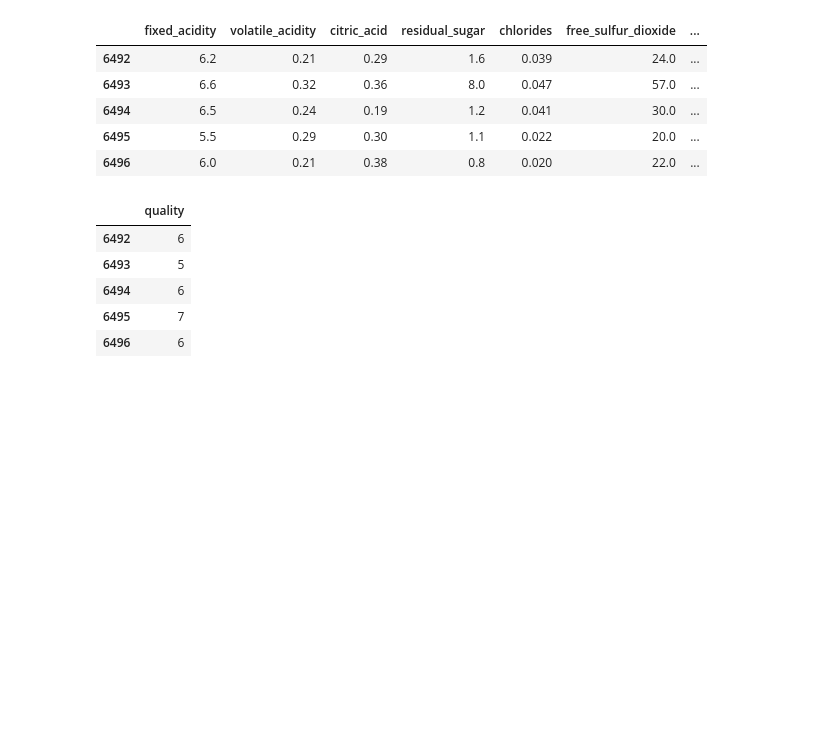
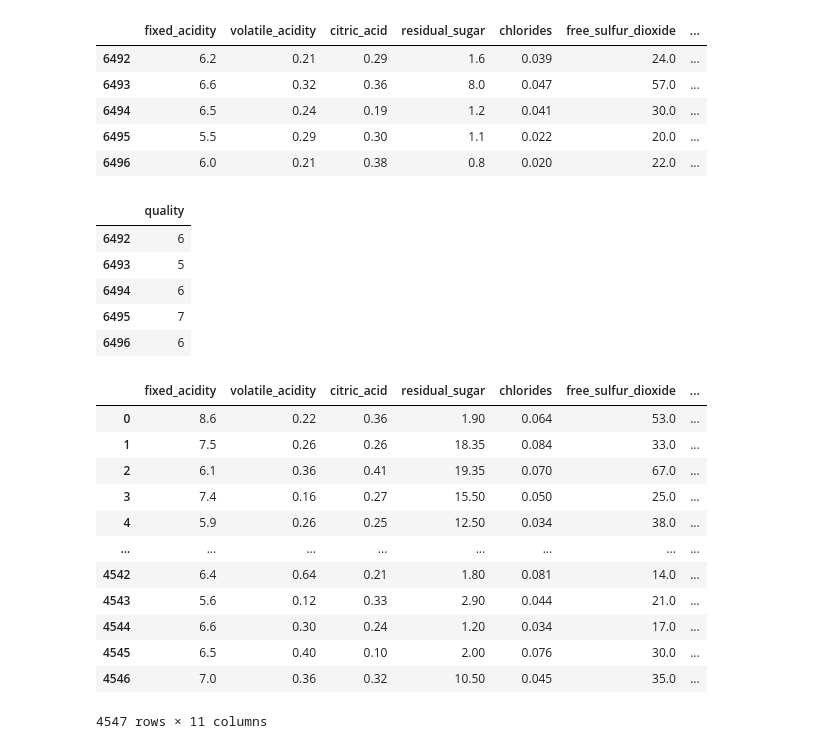
Before and after one commit to expeditow/machine-learning-study, a Jupyter notebook: regres-linear-grad.ipynb, the cells around one changed output. Drawn from its saved outputs; the diff is of its cells as text; code cells hidden in the pictures; blank space fills up the shorter version.

Commit message:
feat: shuffler do dataframe

```diff
--- a/regres-linear-grad.ipynb
+++ b/regres-linear-grad.ipynb
@@ -244,27 +244,3 @@ y.tail()
 | 6494 | 6 |
 | 6495 | 7 |
 | 6496 | 6 |
-# %%
-# Separando os dados em: treinamento, validação e testes
-
-# TODO: melhorar isso aqui, está muito feio e nada genérico
-
-
-teste = pd.concat([X, y], axis=1) # Já garante que os índices vão estar juntos -> Documentação
-
-teste = teste.iloc[np.random.permutation(len(teste))].reset_index(drop=True) # -> Usando o numpy para rearranjar os elementos, mantendo os índices normais
-
-corte70 = int(len(teste)*0.70)
-corte20 = int(len(teste)*0.90)
-parte70 = teste[:corte70]
-parte20 = teste[corte70:corte20]
-parte10 = teste[corte20:]
-
-X_train = parte70[['fixed_acidity', 'volatile_acidity', 'citric_acid', 'residual_sugar','chlorides', 'free_sulfur_dioxide', 'total_sulfur_dioxide', 'density','pH', 'sulphates', 'alcohol' ]].copy()
-X_validation = parte20[['fixed_acidity', 'volatile_acidity', 'citric_acid', 'residual_sugar','chlorides', 'free_sulfur_dioxide', 'total_sulfur_dioxide', 'density','pH', 'sulphates', 'alcohol' ]].copy()
-X_test = parte10[['fixed_acidity', 'volatile_acidity', 'citric_acid', 'residual_sugar','chlorides', 'free_sulfur_dioxide', 'total_sulfur_dioxide', 'density','pH', 'sulphates', 'alcohol' ]].copy()
-
-# Se não forem séries, na hora que convertemos para passar como argumento ele se transfomra em uma matriz bidimensional, o que causava erros astronômicos
-y_train = parte70['quality'].copy()
-y_validation = parte20['quality'].copy()
-y_test = parte10['quality'].copy()
@@ -270,0 +293,18 @@ y_test = parte10['quality'].copy()
+# %%
+X_train, y_train, X_val, y_val, X_test, y_test = train_test_validation_split(X, y)
+# %%
+X_train
+# %% [output]
+|  | fixed_acidity | volatile_acidity | citric_acid | residual_sugar | chlorides | free_sulfur_dioxide | ... |
+| 0 | 8.6 | 0.22 | 0.36 | 1.90 | 0.064 | 53.0 | ... |
+| 1 | 7.5 | 0.26 | 0.26 | 18.35 | 0.084 | 33.0 | ... |
+| 2 | 6.1 | 0.36 | 0.41 | 19.35 | 0.070 | 67.0 | ... |
+| 3 | 7.4 | 0.16 | 0.27 | 15.50 | 0.050 | 25.0 | ... |
+| 4 | 5.9 | 0.26 | 0.25 | 12.50 | 0.034 | 38.0 | ... |
+| ... | ... | ... | ... | ... | ... | ... | ... |
+| 4542 | 6.4 | 0.64 | 0.21 | 1.80 | 0.081 | 14.0 | ... |
+| 4543 | 5.6 | 0.12 | 0.33 | 2.90 | 0.044 | 21.0 | ... |
+| 4544 | 6.6 | 0.30 | 0.24 | 1.20 | 0.034 | 17.0 | ... |
+| 4545 | 6.5 | 0.40 | 0.10 | 2.00 | 0.076 | 30.0 | ... |
+| 4546 | 7.0 | 0.36 | 0.32 | 10.50 | 0.045 | 35.0 | ... |
+4547 rows × 11 columns
```
Also changed, not shown: parts of 10 cells of this notebook.
